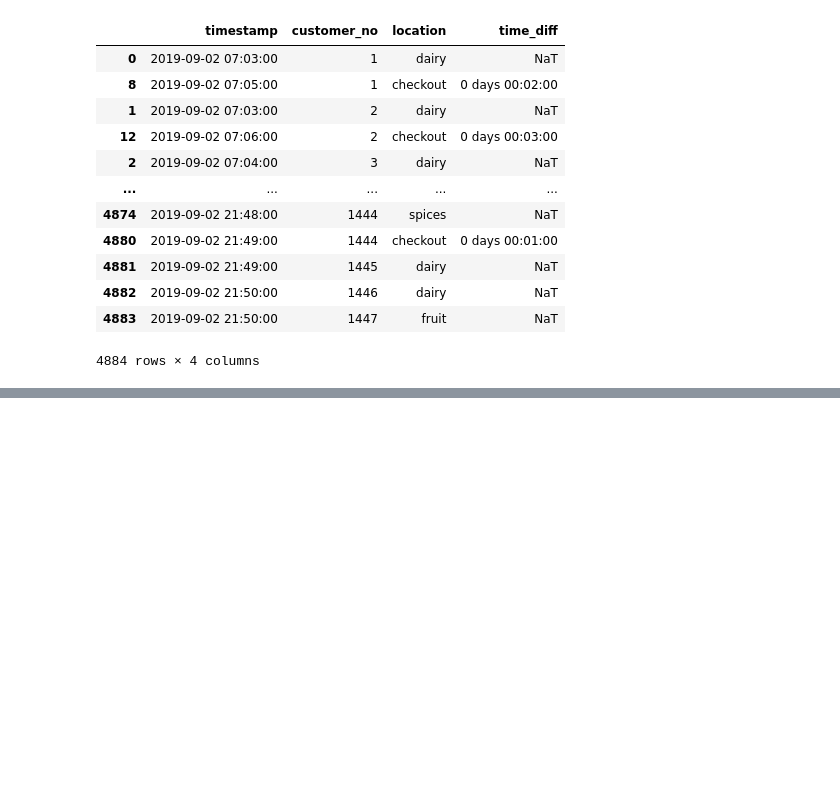
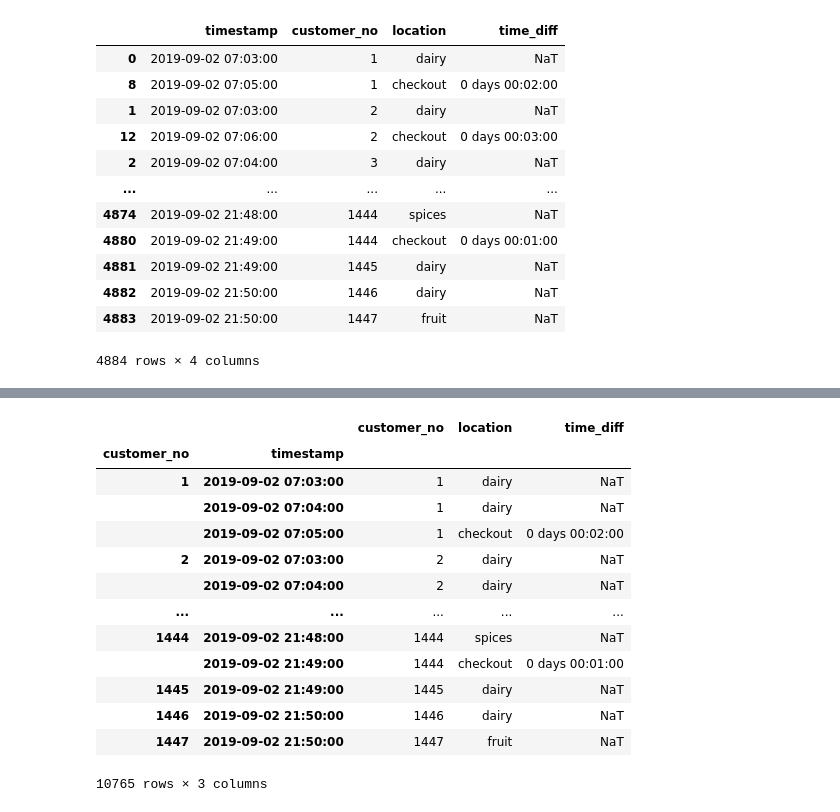
Before and after one commit to memredikici/markov_simulation, a Jupyter notebook: data_exploration_emre.ipynb, the cells around one changed output, grey strips where cells are left out. Drawn from its saved outputs; the diff is of its cells as text; code cells hidden in the pictures; blank space fills up the shorter version.

```diff
--- a/data_exploration_emre.ipynb
+++ b/data_exploration_emre.ipynb
@@ -104,3 +105,6 @@ df_sorted
 | 4882 | 2019-09-02 21:50:00 | 1446 | dairy | NaT |
 | 4883 | 2019-09-02 21:50:00 | 1447 | fruit | NaT |
 4884 rows × 4 columns
+# %%
+df_resampled = df_sorted.set_index(['timestamp'])
+df_resampled
@@ -106,0 +126,18 @@ df_sorted
+# %%
+df_resampled = df_resampled.groupby('customer_no').resample('T').ffill()
+df_resampled
+# %% [output]
+|  |  | customer_no | location | time_diff |
+| customer_no | timestamp |  |  |  |
+| 1 | 2019-09-02 07:03:00 | 1 | dairy | NaT |
+|  | 2019-09-02 07:04:00 | 1 | dairy | NaT |
+|  | 2019-09-02 07:05:00 | 1 | checkout | 0 days 00:02:00 |
+| 2 | 2019-09-02 07:03:00 | 2 | dairy | NaT |
+|  | 2019-09-02 07:04:00 | 2 | dairy | NaT |
+| ... | ... | ... | ... | ... |
+| 1444 | 2019-09-02 21:48:00 | 1444 | spices | NaT |
+|  | 2019-09-02 21:49:00 | 1444 | checkout | 0 days 00:01:00 |
+| 1445 | 2019-09-02 21:49:00 | 1445 | dairy | NaT |
+| 1446 | 2019-09-02 21:50:00 | 1446 | dairy | NaT |
+| 1447 | 2019-09-02 21:50:00 | 1447 | fruit | NaT |
+10765 rows × 3 columns
```
Also changed, not shown: parts of 11 cells of this notebook.
